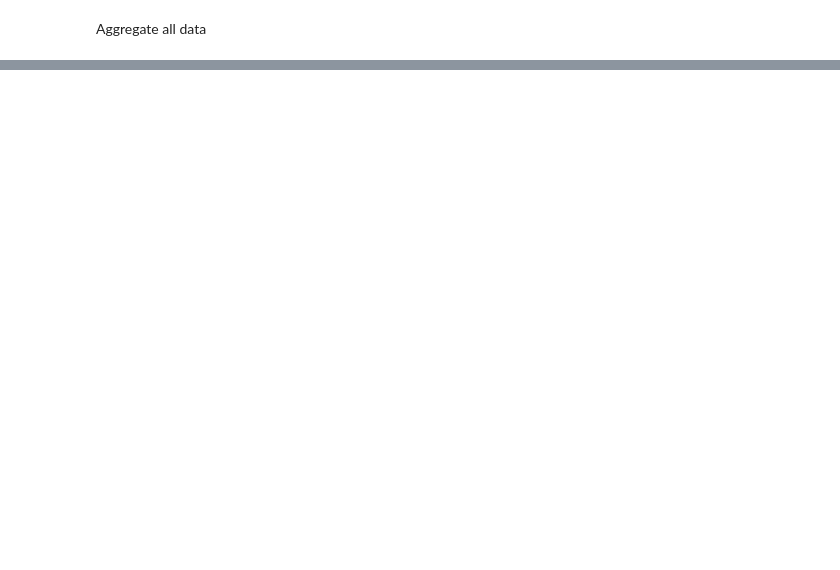
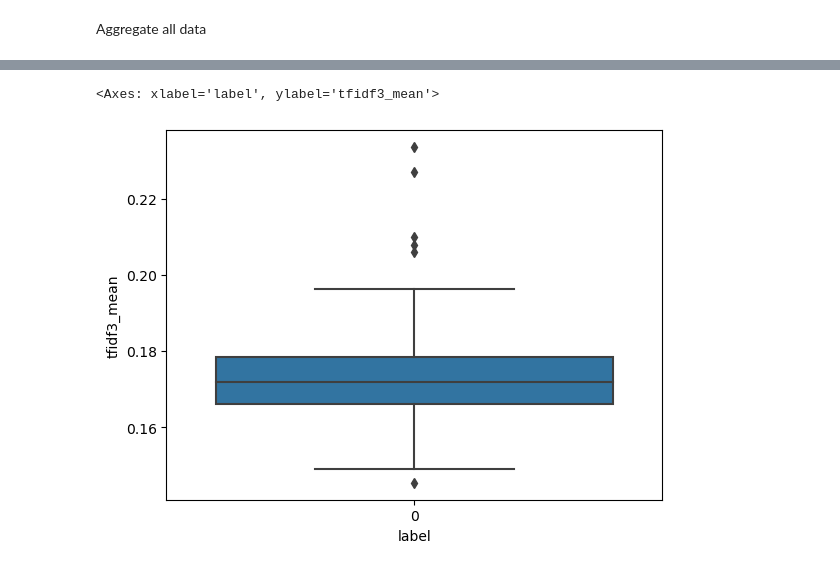
Before and after one commit to kenclements/praxis, a Jupyter notebook: cert-preprocess.ipynb, the cells around one changed output, grey strips where cells are left out. Drawn from its saved outputs; the diff is of its cells as text; code cells hidden in the pictures; blank space fills up the shorter version.

```diff
--- a/cert-preprocess.ipynb
+++ b/cert-preprocess.ipynb
@@ -279,0 +285,14 @@ sb.countplot(data=final, x='label')
+# %%
+y = final['label']
+# %%
+final_undersample = RandomUnderSampler(sampling_strategy=0.5)
+X_final_under, y_final_under = final_undersample.fit_resample(X, y)
+# %%
+final_under = X_final_under
+# %%
+final_under['label'] = y
+# %%
+sb.boxplot(data=final_under, x="label", y='tfidf3_mean')
+# %% [output]
+<Axes: xlabel='label', ylabel='tfidf3_mean'>
+[figure, added]
```
Also changed, not shown: parts of 75 cells of this notebook, 3 other files.
